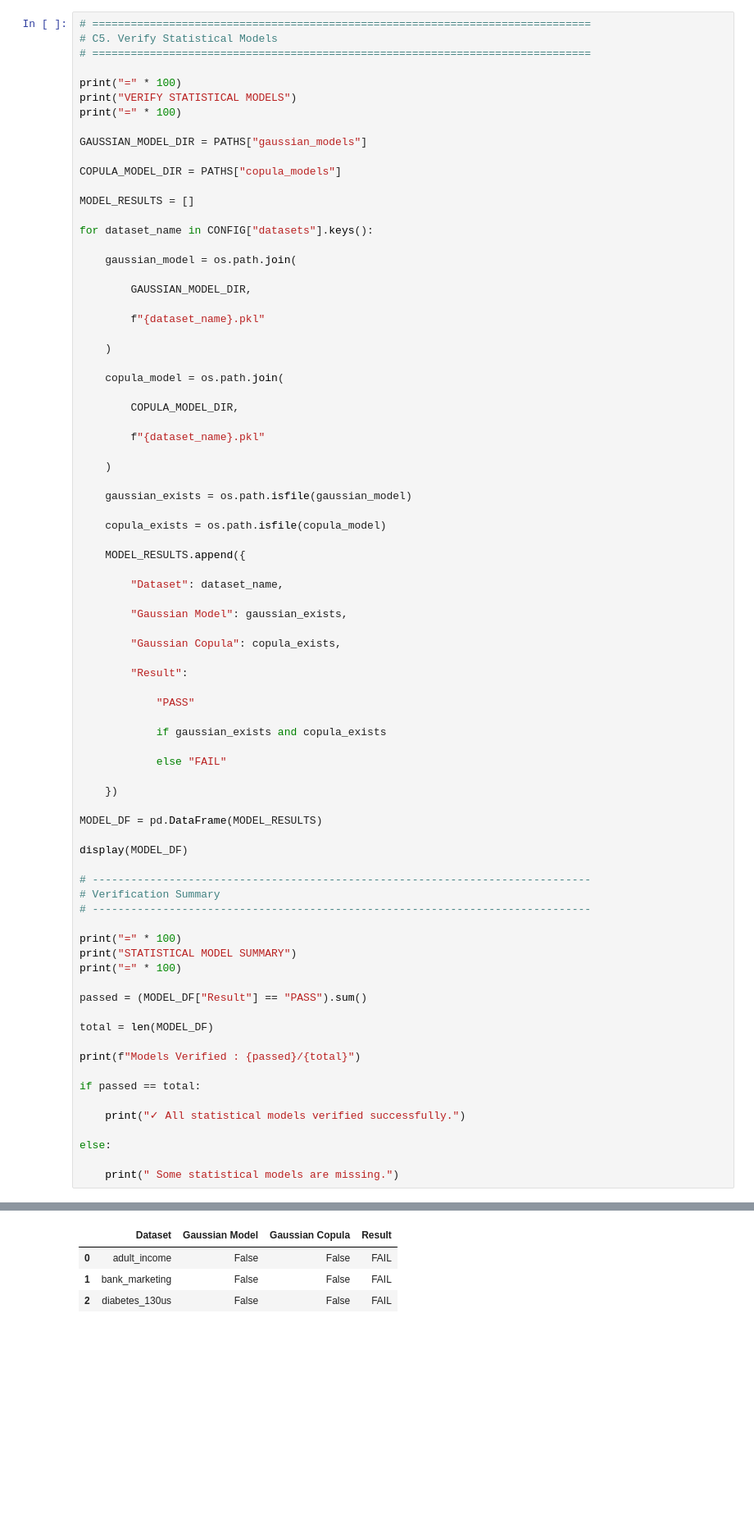
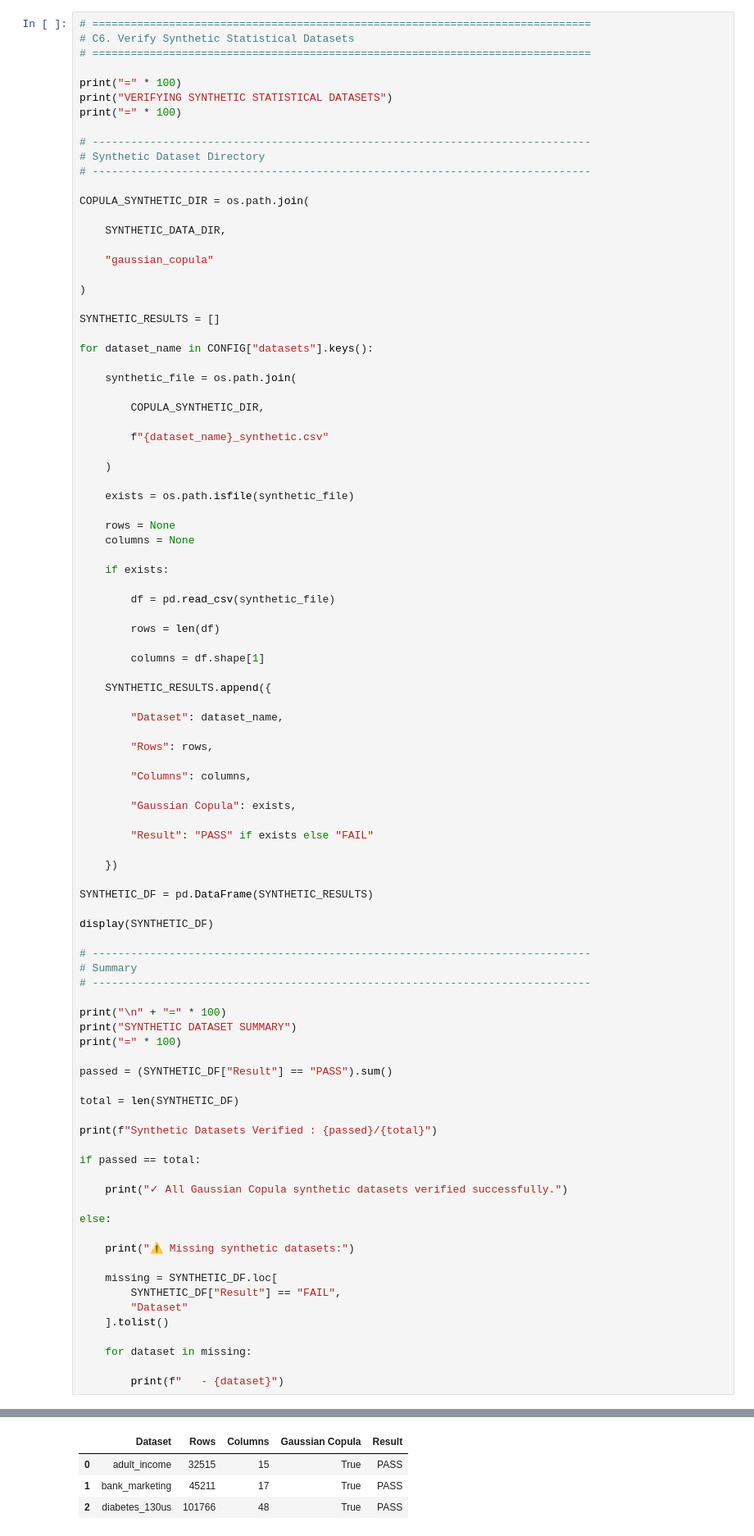
Before and after one commit to amzad-786githumb/Privacy-Preserving-Synthetic-Tabular-Data-Generation-Using-Generative-Adversarial-Networks, a Jupyter notebook: 04_Baseline_Deep_Models.ipynb, the cells around one changed output, grey strips where cells are left out. Shown at 82% size. Drawn from its saved outputs; the diff is of its cells as text; blank space fills up the shorter version.

```diff
--- a/04_Baseline_Deep_Models.ipynb
+++ b/04_Baseline_Deep_Models.ipynb
@@ -2377,82 +2505,96 @@ Metadata Files Verified : 3/3
 # %%
 # ==============================================================================
-# C5. Verify Statistical Models
+# C6. Verify Synthetic Statistical Datasets
 # ==============================================================================
 
 print("=" * 100)
-print("VERIFY STATISTICAL MODELS")
+print("VERIFYING SYNTHETIC STATISTICAL DATASETS")
 print("=" * 100)
 
-GAUSSIAN_MODEL_DIR = PATHS["gaussian_models"]
+# ------------------------------------------------------------------------------
+# Synthetic Dataset Directory
+# ------------------------------------------------------------------------------
 
-COPULA_MODEL_DIR = PATHS["copula_models"]
+COPULA_SYNTHETIC_DIR = os.path.join(
 
-MODEL_RESULTS = []
+    SYNTHETIC_DATA_DIR,
+
+    "gaussian_copula"
+
+)
+
+SYNTHETIC_RESULTS = []
 
 for dataset_name in CONFIG["datasets"].keys():
 
-    gaussian_model = os.path.join(
+    synthetic_file = os.path.join(
 
-        GAUSSIAN_MODEL_DIR,
+        COPULA_SYNTHETIC_DIR,
 
-        f"{dataset_name}.pkl"
+        f"{dataset_name}_synthetic.csv"
 
     )
 
-    copula_model = os.path.join(
+    exists = os.path.isfile(synthetic_file)
 
-        COPULA_MODEL_DIR,
+    rows = None
+    columns = None
 
-        f"{dataset_name}.pkl"
+    if exists:
 
-    )
+        df = pd.read_csv(synthetic_file)
 
-    gaussian_exists = os.path.isfile(gaussian_model)
+        rows = len(df)
 
-    copula_exists = os.path.isfile(copula_model)
+        columns = df.shape[1]
 
-    MODEL_RESULTS.append({
+    SYNTHETIC_RESULTS.append({
 
         "Dataset": dataset_name,
 
-        "Gaussian Model": gaussian_exists,
+        "Rows": rows,
 
-        "Gaussian Copula": copula_exists,
+        "Columns": columns,
 
-        "Result":
+        "Gaussian Copula": exists,
 
-            "PASS"
-
-            if gaussian_exists and copula_exists
-
-            else "FAIL"
+        "Result": "PASS" if exists else "FAIL"
 
     })
 
-MODEL_DF = pd.DataFrame(MODEL_RESULTS)
+SYNTHETIC_DF = pd.DataFrame(SYNTHETIC_RESULTS)
 
-display(MODEL_DF)
+display(SYNTHETIC_DF)
 
 # ------------------------------------------------------------------------------
-# Verification Summary
+# Summary
 # ------------------------------------------------------------------------------
 
-print("=" * 100)
-print("STATISTICAL MODEL SUMMARY")
+print("\n" + "=" * 100)
+print("SYNTHETIC DATASET SUMMARY")
 print("=" * 100)
 
-passed = (MODEL_DF["Result"] == "PASS").sum()
+passed = (SYNTHETIC_DF["Result"] == "PASS").sum()
 
-total = len(MODEL_DF)
+total = len(SYNTHETIC_DF)
 
-print(f"Models Verified : {passed}/{total}")
+print(f"Synthetic Datasets Verified : {passed}/{total}")
 
 if passed == total:
 
-    print("✓ All statistical models verified successfully.")
+    print("✓ All Gaussian Copula synthetic datasets verified successfully.")
 
 else:
 
-    print(" Some statistical models are missing.")
+    print("⚠ Missing synthetic datasets:")
+
+    missing = SYNTHETIC_DF.loc[
+        SYNTHETIC_DF["Result"] == "FAIL",
+        "Dataset"
+    ].tolist()
+
+    for dataset in missing:
+
+        print(f"   - {dataset}")
 # %% [output]
 ====================================================================================================
@@ -2460,6 +2602,6 @@ VERIFY STATISTICAL MODELS
 ====================================================================================================
-|  | Dataset | Gaussian Model | Gaussian Copula | Result |
-| 0 | adult_income | False | False | FAIL |
-| 1 | bank_marketing | False | False | FAIL |
-| 2 | diabetes_130us | False | False | FAIL |
+|  | Dataset | Rows | Columns | Gaussian Copula | Result |
+| 0 | adult_income | 32515 | 15 | True | PASS |
+| 1 | bank_marketing | 45211 | 17 | True | PASS |
+| 2 | diabetes_130us | 101766 | 48 | True | PASS |
 ====================================================================================================
```
Also changed, not shown: parts of 28 cells of this notebook.
